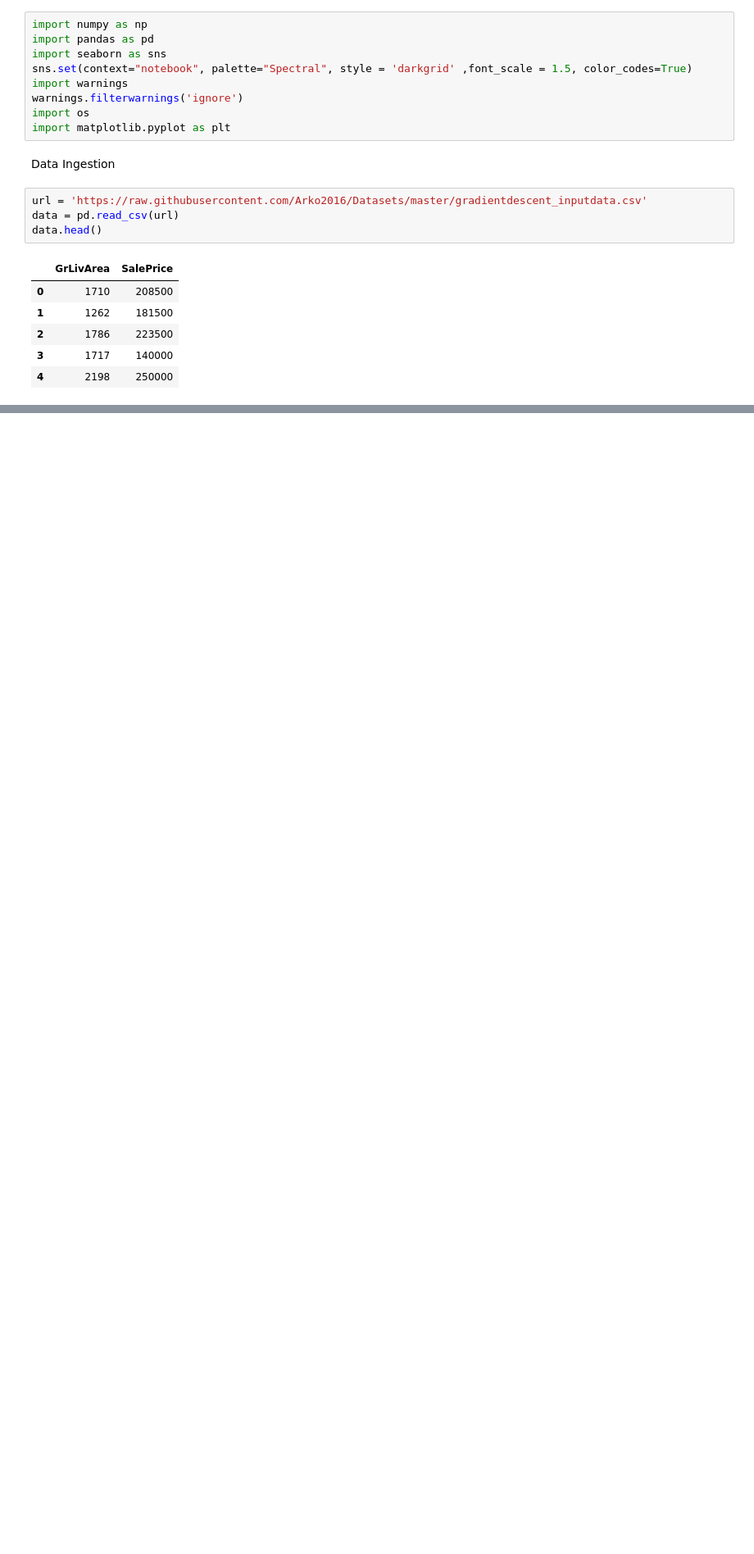
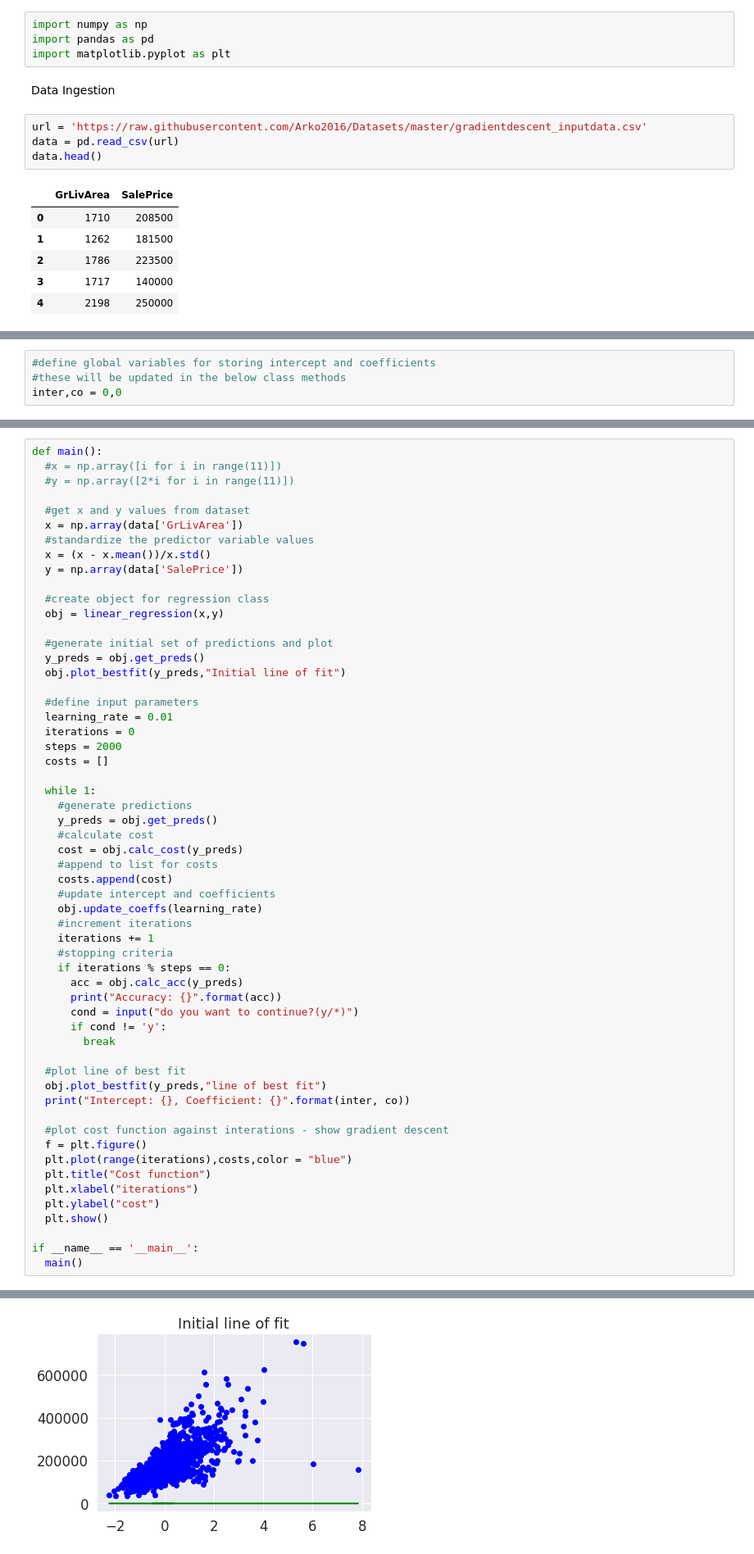
Before and after one commit to Arko2016/MyAnalyisInPython, a Jupyter notebook: Gradient_Descent_Code.ipynb, the cells around one changed output, grey strips where cells are left out. Shown: that part at 82% size. Cells and saved outputs as stored; diff of their text form; blank space fills up the shorter version.

```diff
--- a/Gradient_Descent_Code.ipynb
+++ b/Gradient_Descent_Code.ipynb
@@ -3,11 +3,6 @@
 # %%
 import numpy as np
 import pandas as pd
-import seaborn as sns
-sns.set(context="notebook", palette="Spectral", style = 'darkgrid' ,font_scale = 1.5, color_codes=True)
-import warnings
-warnings.filterwarnings('ignore')
-import os
 import matplotlib.pyplot as plt
 # %% [markdown]
 Data Ingestion
@@ -24,0 +32,4 @@ data.head()
+# %%
+#define global variables for storing intercept and coefficients
+#these will be updated in the below class methods
+inter,co = 0,0
@@ -24,0 +105,58 @@ data.head()
+# %%
+def main():
+  #x = np.array([i for i in range(11)])
+  #y = np.array([2*i for i in range(11)])
+
+  #get x and y values from dataset
+  x = np.array(data['GrLivArea'])
+  #standardize the predictor variable values
+  x = (x - x.mean())/x.std()
+  y = np.array(data['SalePrice'])
+
+  #create object for regression class
+  obj = linear_regression(x,y)
+
+  #generate initial set of predictions and plot
+  y_preds = obj.get_preds()
+  obj.plot_bestfit(y_preds,"Initial line of fit")
+
+  #define input parameters
+  learning_rate = 0.01
+  iterations = 0
+  steps = 2000
+  costs = []
+
+  while 1:
+    #generate predictions
+    y_preds = obj.get_preds()
+    #calculate cost
+    cost = obj.calc_cost(y_preds)
+    #append to list for costs
+    costs.append(cost)
+    #update intercept and coefficients
+    obj.update_coeffs(learning_rate)
+    #increment iterations
+    iterations += 1
+    #stopping criteria
+    if iterations % steps == 0:
+      acc = obj.calc_acc(y_preds)
+      print("Accuracy: {}".format(acc))
+      cond = input("do you want to continue?(y/*)")
+      if cond != 'y':
+        break
+
+  #plot line of best fit
+  obj.plot_bestfit(y_preds,"line of best fit")
+  print("Intercept: {}, Coefficient: {}".format(inter, co))
+
+  #plot cost function against interations - show gradient descent
+  f = plt.figure()
+  plt.plot(range(iterations),costs,color = "blue")
+  plt.title("Cost function")
+  plt.xlabel("iterations")
+  plt.ylabel("cost")
+  plt.show()
+
+if __name__ == '__main__':
+  main()
+# %% [output]
@@ -24,0 +168 @@ data.head()
+[figure, added]
```
Also changed, not shown: parts of 4 cells of this notebook.
